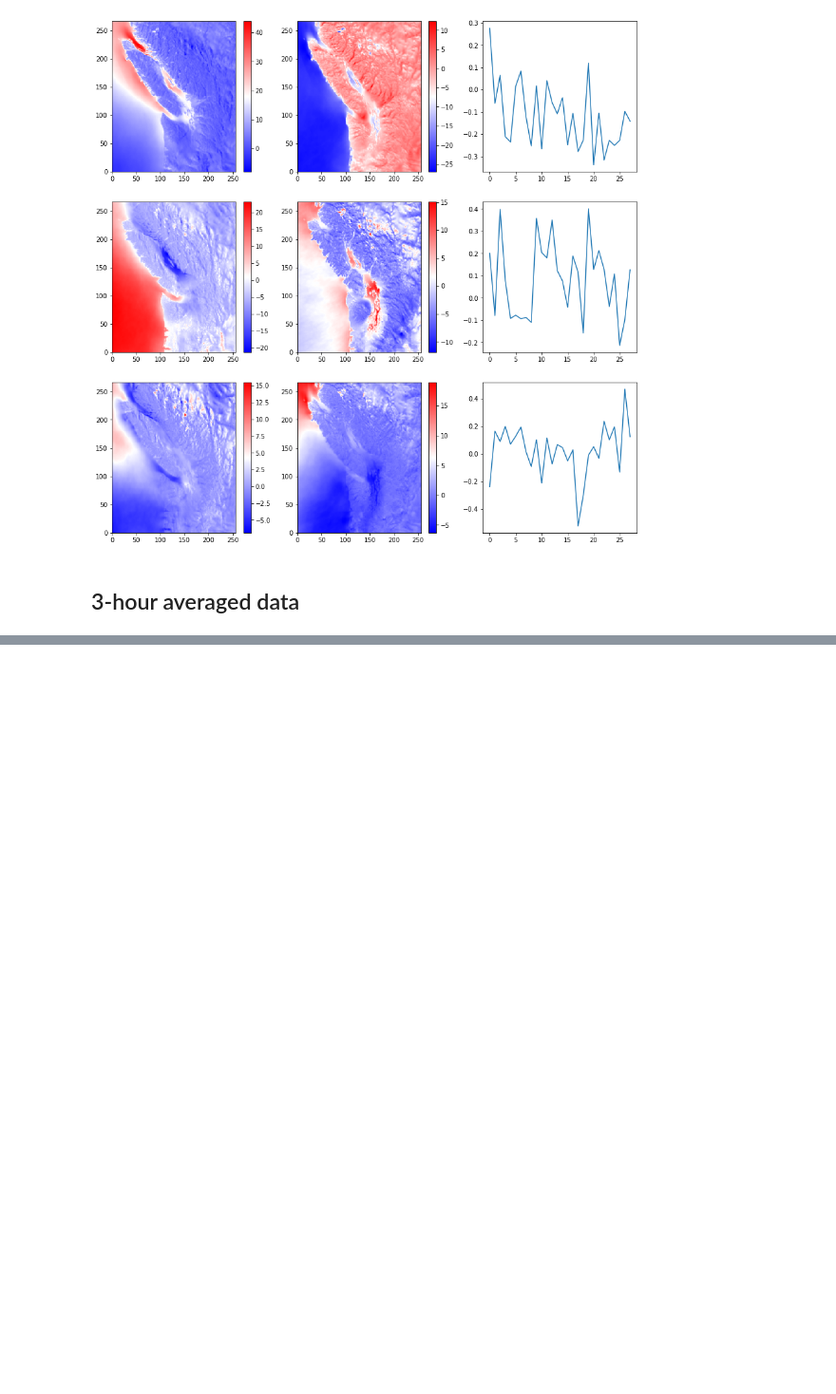
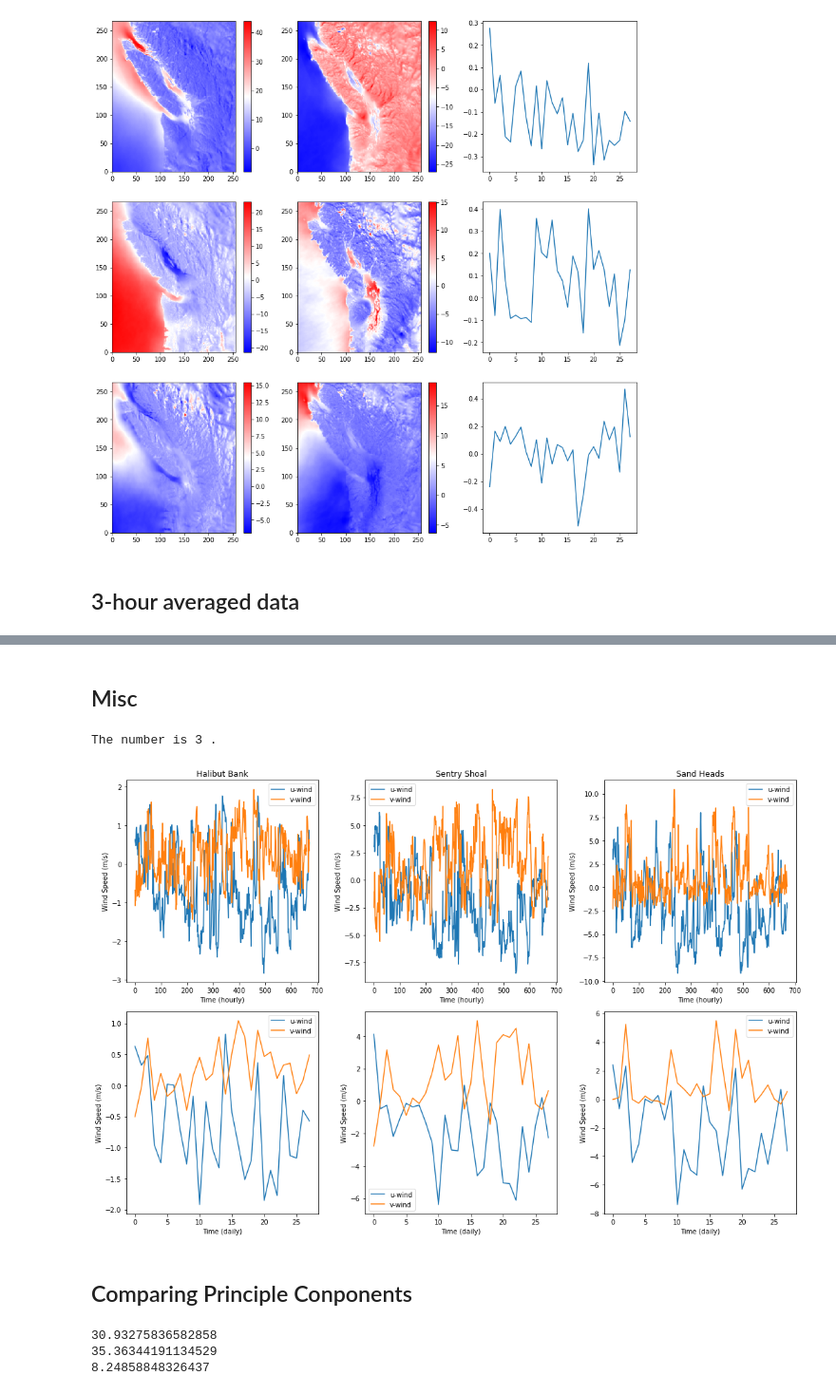
Before and after one commit to UBC-MOAD/analysis-armaan, a Jupyter notebook: notebooks/introWindPCA.ipynb, the cells around one changed output, grey strips where cells are left out. Shown at 95% size. Saved outputs shown, nothing was run; the diff lists cells and outputs as text; code cells hidden in the pictures; blank space fills up the shorter version.

```diff
--- a/notebooks/introWindPCA.ipynb
+++ b/notebooks/introWindPCA.ipynb
@@ -197,0 +243,61 @@ c_mat2 = np.concatenate((u_mat2,v_mat2), axis=0)
+# %% [markdown]
+## Misc
+# %%
+i, j = gt.find_closest_model_point(-123.72, 49.34, 'GEM2.5') ## Halibut bank
+# %% [output]
+The number is 3 .
+# %%
+fig, ax = plt.subplots(2, 3, figsize=(15, 10))
+
+ax[0,0].plot(u_data[:,149,141], label = "u-wind")
+ax[0,0].plot(v_data[:,149,141], label = "v-wind")
+ax[0,0].set_title("Halibut Bank")
+ax[0,0].set_xlabel("Time (hourly)")
+ax[0,0].set_ylabel("Wind Speed (m/s)")
+ax[0,0].legend()
+
+ax[0,1].plot(u_data[:,183,107], label = "u-wind")
+ax[0,1].plot(v_data[:,183,107], label = "v-wind")
+ax[0,1].set_title("Sentry Shoal")
+ax[0,1].set_xlabel("Time (hourly)")
+ax[0,1].set_ylabel("Wind Speed (m/s)")
+ax[0,1].legend()
+
+ax[0,2].plot(u_data[:,135,151], label = "u-wind")
+ax[0,2].plot(v_data[:,135,151], label = "v-wind")
+ax[0,2].set_title("Sand Heads")
+ax[0,2].set_xlabel("Time (hourly)")
+ax[0,2].set_ylabel("Wind Speed (m/s)")
+ax[0,2].legend()
+
+ax[1,0].plot(u_data2[:,149,141], label = "u-wind")
+ax[1,0].plot(v_data2[:,149,141], label = "v-wind")
+ax[1,0].set_xlabel("Time (daily)")
+ax[1,0].set_ylabel("Wind Speed (m/s)")
+ax[1,0].legend()
+
+ax[1,1].plot(u_data2[:,183,107], label = "u-wind")
+ax[1,1].plot(v_data2[:,183,107], label = "v-wind")
+ax[1,1].set_xlabel("Time (daily)")
+ax[1,1].set_ylabel("Wind Speed (m/s)")
+ax[1,1].legend()
+
+ax[1,2].plot(u_data2[:,135,151], label = "u-wind")
+ax[1,2].plot(v_data2[:,135,151], label = "v-wind")
+ax[1,2].set_xlabel("Time (daily)")
+ax[1,2].set_ylabel("Wind Speed (m/s)")
+ax[1,2].legend()
+
+plt.tight_layout()
+# %% [output]
+[figure, added]
+# %% [markdown]
+## Comparing Principle Conponents
+# %%
+print(np.mean( np.absolute(mode0_u - mode0_u2) ))
+print(np.mean( np.absolute(mode1_u - mode1_u2) ))
+print(np.mean( np.absolute(mode2_u - mode2_u2) ))
+# %% [output]
+30.93275836582858
+35.36344191134529
+8.24858848326437
```
Also changed, not shown: parts of 9 cells of this notebook.
